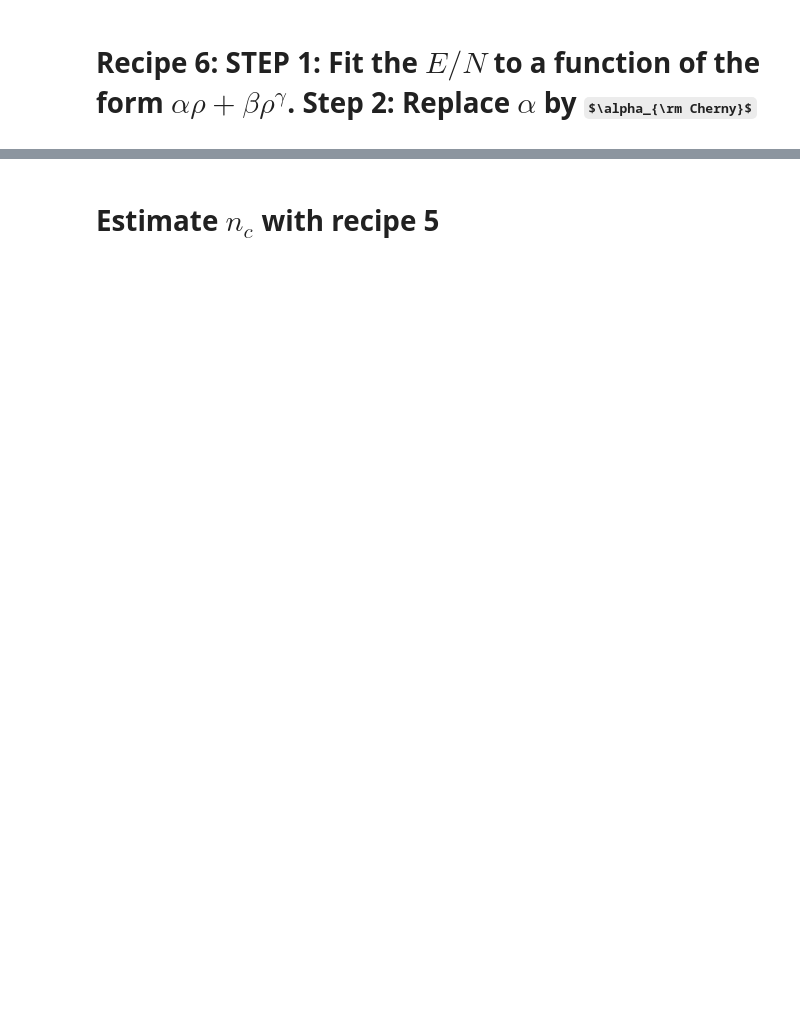
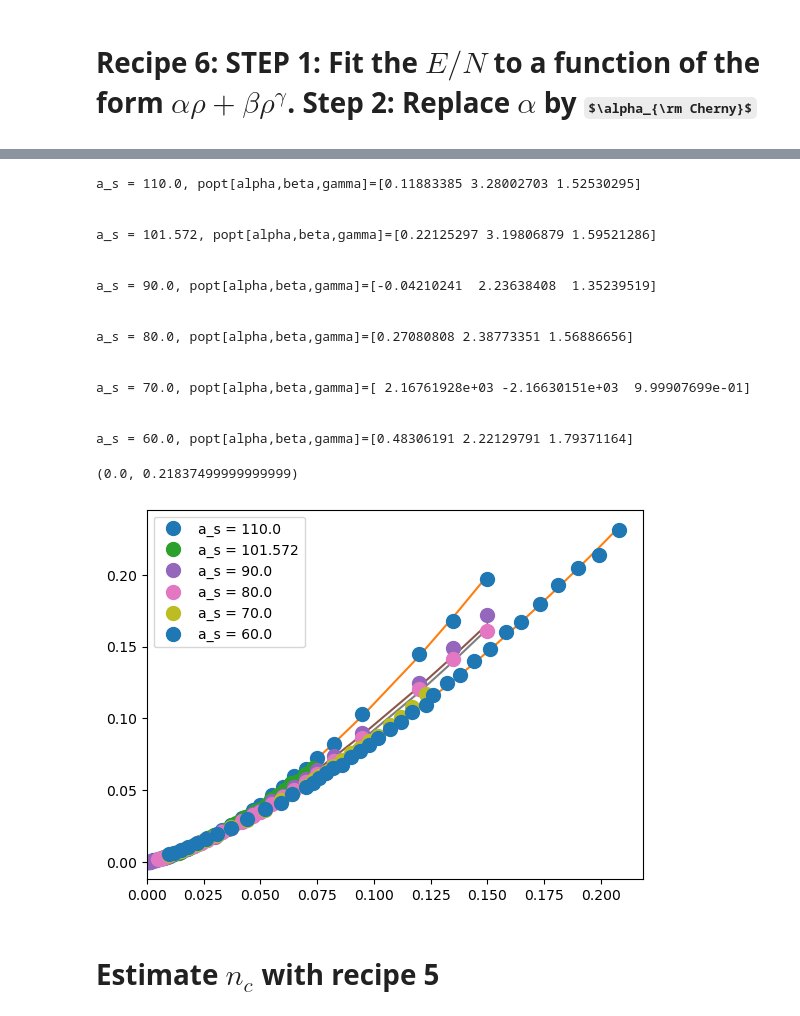
Before and after one commit to viktorcikojevic/dipolar-droplets, a Jupyter notebook: critical_atom_number.ipynb, the cells around one changed output, grey strips where cells are left out. Cells and saved outputs as stored; diff of their text form; code cells hidden in the pictures; some formulas as TeX source; blank space fills up the shorter version.

```diff
--- a/critical_atom_number.ipynb
+++ b/critical_atom_number.ipynb
@@ -516,3 +507,56 @@ a_s = 60.0, popt[alpha,beta,gamma]=[9.85211494 2.23131348],alpha_mf=1.0461078555
+# %%
+
+for i in range(len(a_s)):
+    data = loadtxt("energies-qmc/data_clean/" + file[i],  float)
+    # print("Reading data", "energies-qmc/" + file[i])
+    rho_all = data[:, 0]
+
+    en_all = data[:, 1] #  -  data[:,7]
+    sen_all = data[:, 2]  # - data[:,6]
+    kin_en = data[:, 3]
+    sen_kin = data[:, 4]
+
+    alpha_mf = 2*np.pi*(a_s[i] / r_0) # * (1 - 1 / (3*(a_s[i] / r_0)))
+
+
+    plt.errorbar(rho_all, kin_en, sen_kin, label=f"a_s = {a_s[i]}", marker='o', markersize=10, linestyle='None')
+
+    # STEP 1: Fit the energy to a function of the form a*x + b*x**c
+    def enFit(x, a, b, c):
+        return a*x + b*x**c
+    popt, pcov = curve_fit(enFit, rho_all , kin_en,sigma=sen_kin, maxfev=10000)
+
+    print(f"\n\na_s = {a_s[i]}, popt[alpha,beta,gamma]={popt}")
+    # sort rho_all
+    idx = np.argsort(rho_all)
+    rho_all = rho_all[idx]
+    plt.plot(rho_all, enFit(rho_all, *popt))
+
+
+
+plt.legend()
+# plt.ylim(0, 3)
+plt.xlim(0)
+# plt.xlim(0, 0.03), plt.ylim(-0.02, 0)
+# %% [output]
+a_s = 110.0, popt[alpha,beta,gamma]=[0.11883385 3.28002703 1.52530295]
+
+
+a_s = 101.572, popt[alpha,beta,gamma]=[0.22125297 3.19806879 1.59521286]
+
+
+a_s = 90.0, popt[alpha,beta,gamma]=[-0.04210241  2.23638408  1.35239519]
+
+
+a_s = 80.0, popt[alpha,beta,gamma]=[0.27080808 2.38773351 1.56886656]
+
+
+a_s = 70.0, popt[alpha,beta,gamma]=[ 2.16761928e+03 -2.16630151e+03  9.99907699e-01]
+
+
+a_s = 60.0, popt[alpha,beta,gamma]=[0.48306191 2.22129791 1.79371164]
+(0.0, 0.21837499999999999)
+[figure, added]
 # %% [markdown]
 # Estimate $n_c$ with recipe 5
 # %%
```
Also changed, not shown: parts of 20 cells of this notebook, 11 other files.
